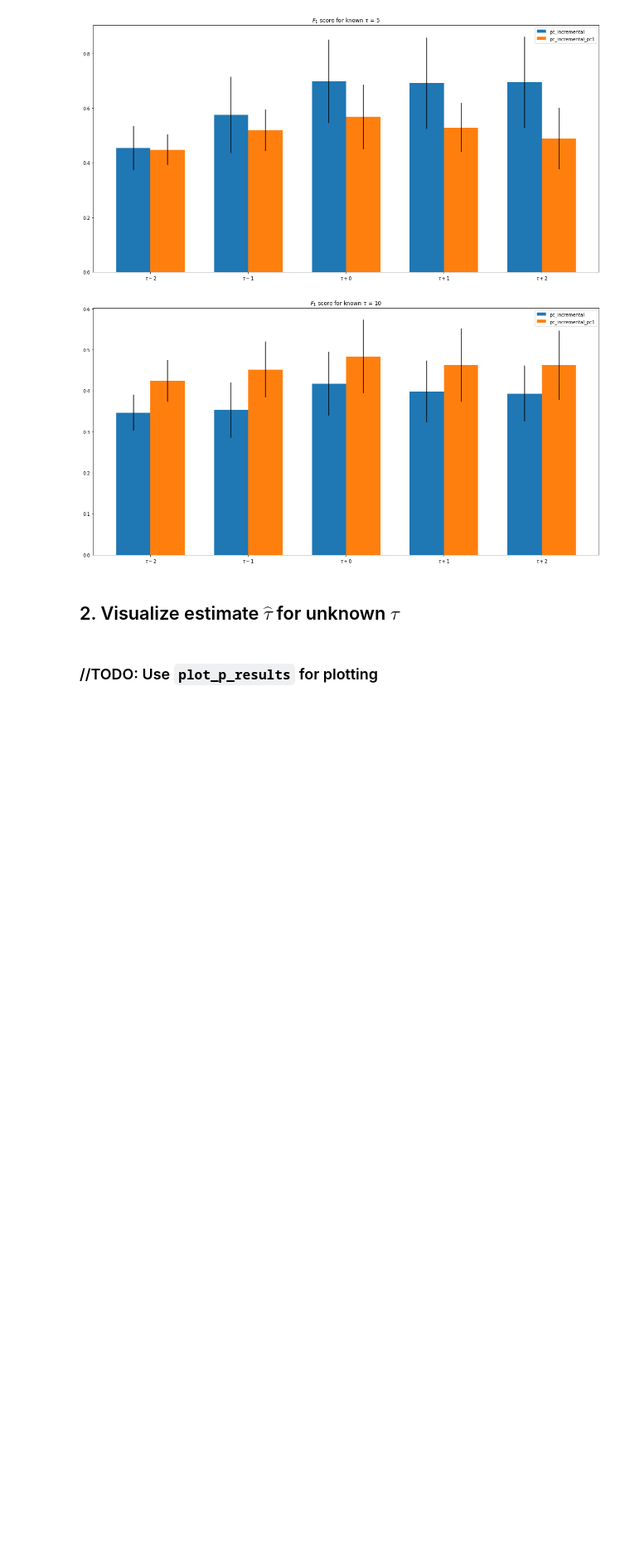
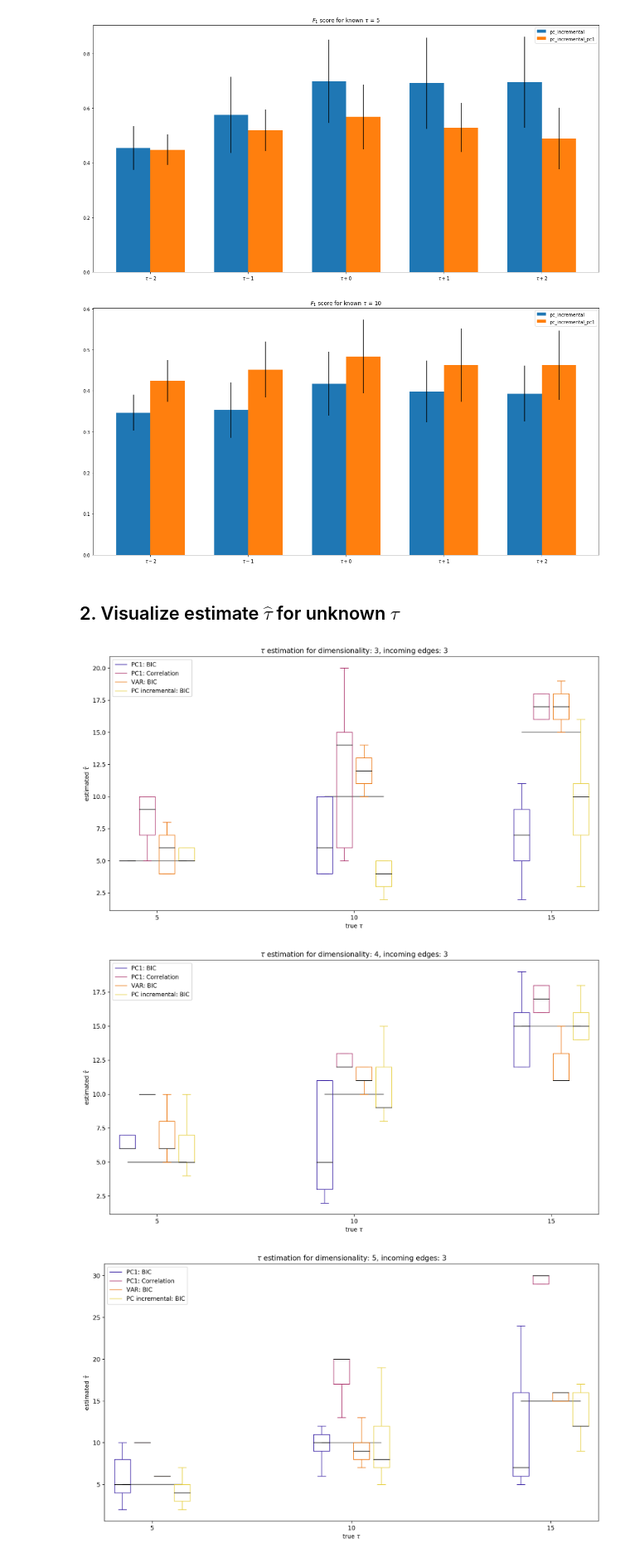
Before and after one commit to danthe96/CIoTS, a Jupyter notebook: notebooks/ICML/ICML Experiments.ipynb, the cells around one changed output. Shown at 83% size. Cells and saved outputs as stored; diff of their text form; code cells hidden in the pictures; blank space fills up the shorter version.

Commit message:
tau estimation experiments

```diff
--- a/notebooks/ICML/ICML Experiments.ipynb
+++ b/notebooks/ICML/ICML Experiments.ipynb
@@ -170,19 +164,46 @@ def plot_p_results(p_estimations, min_p, max_p, methods):
-# %% [markdown]
-### //TODO: Use `plot_p_results` for plotting
-# %%
-results_path = 'notebooks/ICML/icml_results/'
-algorithms = [pc_incremental_pc1, var_order_select]
-
-results = pd.read_csv(results_path + 'experiment2.csv', index_col=0)
-for group, result in results.groupby(['max time lag']): # Group by ['dimension', 'incoming edges'] as well?
-    df = result[[algo.__name__ + '_tau' for algo in algorithms]]
-
-    fig, ax = plt.subplots(figsize=(20,10))
-    ax.bar(np.arange(len(algorithms)), np.mean(df, axis=0), bottom=0, yerr=np.std(df, axis=0))
-
-    ax.set_title(f'Estimated $\\tau$ for unknown $\\tau$ = {int(group)}')
-    ax.set_xticks(np.arange(len(algorithms)))
-    ax.set_xticklabels([algo.__name__ for algo in algorithms])
-    ax.autoscale_view()
-
-    plt.show()
+# %%
+from math import floor
+
+true_taus = [5, 10, 15]
+width = 0.4
+results_path = 'notebooks/ICML/icml_results/'
+names = ['PC1: BIC', 'PC1: Correlation', 'VAR: BIC', 'PC incremental: BIC']
+cols = [name + '_tau' for name in names]
+
+results = pd.read_csv(results_path + 'experiment2.csv')
+
+for group, result in results.groupby(['dimension', 'incoming edges']):
+    dim = int(group[0])
+    in_edges = int(group[1])
+
+    colors = plt.cm.CMRmap(np.linspace(0,1,len(names)+2))
+    plt.figure(dpi=200, figsize=(15, 8))
+
+
+    for tau in true_taus:
+        start_x = tau - (width+0.1)*(len(names)-1)/2
+        end_x = tau + (width+0.1)*(len(names)-1)/2
+        y = tau
+        plt.hlines(y, start_x, end_x, colors='grey')
+
+    bps = []
+    for i, name in enumerate(names):
+        positions = [tau + (width+0.1)*(i - (len(names)-1)/2) for tau in true_taus]
+        arr = [result.loc[result['max time lag']==tau, cols[i]] for tau in true_taus]
+        bp = plt.boxplot(arr, positions=positions, widths=width, showfliers=False,
+                         whiskerprops={'color': colors[i+1]}, boxprops={'color': colors[i+1]},
+                         capprops={'color': colors[i+1]}, medianprops={'color': 'black'})
+        bps.append(bp)
+
+    plt.xlabel('true $\\tau$')
+    plt.ylabel('estimated $\\hat{\\tau}$')
+    plt.xticks(true_taus, true_taus)
+    plt.title(f'$\\tau$ estimation for dimensionality: {dim}, incoming edges: {in_edges}')
+    plt.xlim(min(true_taus)-(width+0.2)*len(names)/2, max(true_taus)+(width+0.2)*len(names)/2)
+
+    plt.legend([bps[i]['whiskers'][0] for i in range(len(names))], names)
+    plt.show()
+# %% [output]
+[figure, added]
+[figure, added]
+[figure, added]
```
Also changed, not shown: parts of 7 cells of this notebook, 1 other file.
